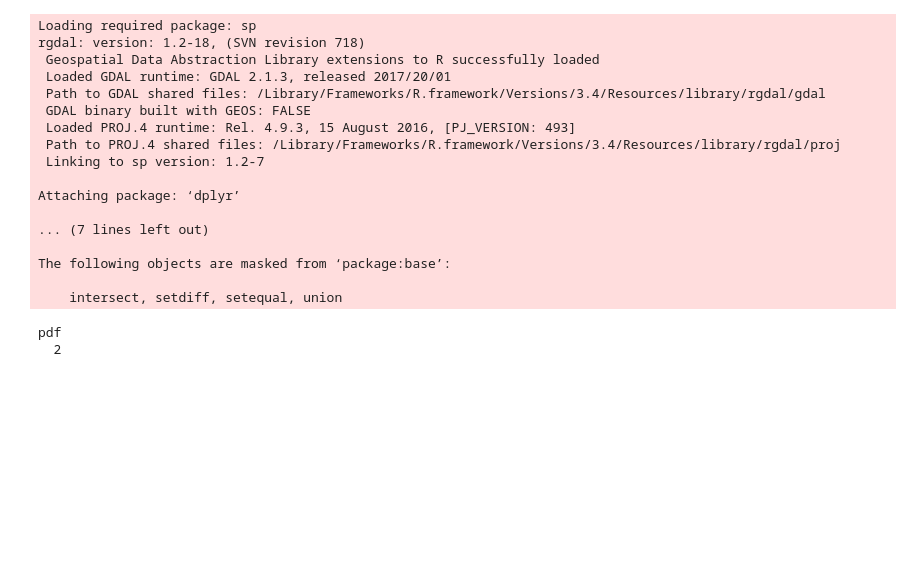
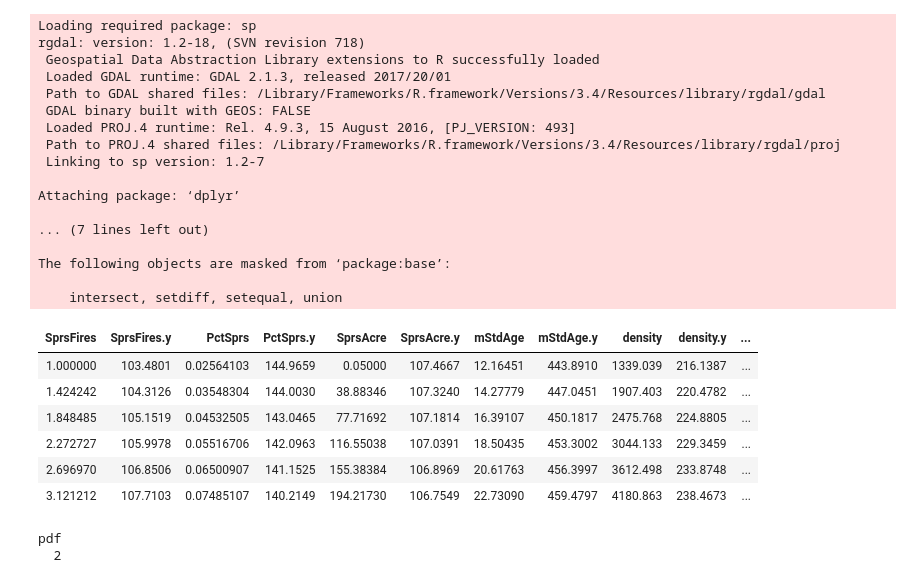
Before and after one commit to dongmeic/suppression, a Jupyter notebook: R/eda_figures.ipynb, the cells around one changed output. Cells and saved outputs as stored; diff of their text form; code cells hidden in the pictures; blank space fills up the shorter version.

```diff
--- a/R/eda_figures.ipynb
+++ b/R/eda_figures.ipynb
@@ -24,10 +24,18 @@ The following objects are masked from ‘package:base’:
 # %%
 # suppression 2D plots
 path <- '/Users/dongmeichen/Documents/beetle/data'
 df.fire <- read.csv(sprintf('%s/plot_2D_firedata.csv', path))
 df.forest <- read.csv(sprintf('%s/plot_2D_forestdata.csv', path))
 df <- cbind(df.fire, df.forest)
-# head(df)
+head(df)
+# %% [output]
+| SprsFires | SprsFires.y | PctSprs | PctSprs.y | SprsAcre | SprsAcre.y | mStdAge | mStdAge.y | density | density.y | ... |
+| 1.000000 | 103.4801 | 0.02564103 | 144.9659 | 0.05000 | 107.4667 | 12.16451 | 443.8910 | 1339.039 | 216.1387 | ... |
+| 1.424242 | 104.3126 | 0.03548304 | 144.0030 | 38.88346 | 107.3240 | 14.27779 | 447.0451 | 1907.403 | 220.4782 | ... |
+| 1.848485 | 105.1519 | 0.04532505 | 143.0465 | 77.71692 | 107.1814 | 16.39107 | 450.1817 | 2475.768 | 224.8805 | ... |
+| 2.272727 | 105.9978 | 0.05516706 | 142.0963 | 116.55038 | 107.0391 | 18.50435 | 453.3002 | 3044.133 | 229.3459 | ... |
+| 2.696970 | 106.8506 | 0.06500907 | 141.1525 | 155.38384 | 106.8969 | 20.61763 | 456.3997 | 3612.498 | 233.8748 | ... |
+| 3.121212 | 107.7103 | 0.07485107 | 140.2149 | 194.21730 | 106.7549 | 22.73090 | 459.4797 | 4180.863 | 238.4673 | ... |
 # %%
 out <- '/Users/dongmeichen/Documents/beetle/images/DEA/'
 # %%
```
Also changed, not shown: parts of 1 cell of this notebook, 1 other file.
